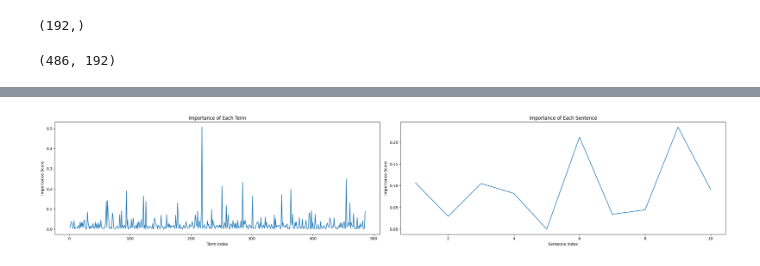
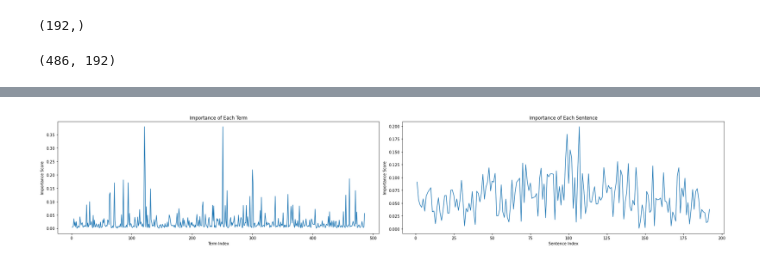
Before and after one commit to Luckelina/sentence-extraction-TNA010, a Jupyter notebook: ExtractionYeet.ipynb, the cells around one changed output, grey strips where cells are left out. Cells and saved outputs as stored; diff of their text form; code cells hidden in the pictures.

Commit message:
la till k-rank sentence extraction
first version

```diff
--- a/ExtractionYeet.ipynb
+++ b/ExtractionYeet.ipynb
@@ -90,25 +90,29 @@ dense_tfidf_matrix = tfidf_matrix.toarray()
 
 # perform SVD on the sparse matrix A (tfidf_matrix)
 # k denotes the number of singular values and singular vectors to compute.
-k = 10
+k = 1
 u, s, v = svds(tfidf_matrix, k)
+u = abs(u)
+v = abs(v)
+
 print(u.shape)
-#print(u[:, -1])
+print(v.shape)
 
 # Extract the most important sentences and terms
-most_important_terms_indices = np.argsort(u[:, -1])[-k:][::-1]
-most_important_sentences_indices = np.argsort(v[:, -1])[-k:][::-1]
+most_important_terms_indices = np.argsort(u[:, 0])[::-1][0 : 5] #[::-1] = reversing the list
+most_important_sentences_indices = np.argsort(v[0, :])[::-1][0 : 5] #[::-1] = reversing the list
 
 # Get the actual sentences and terms
 most_important_sentences = [array_of_sentences[i] for i in most_important_sentences_indices]
-most_important_terms = [vectorizer.get_feature_names_out()[i] for i in most_important_terms_indices]
+most_important_terms = [vectorizer.get_feature_names()[i] for i in most_important_terms_indices]
 
+
+print("\nTop k most important terms:")
+for term in most_important_terms:
+    print(term)
+print("\n")
 # Print the results
 print("Top k most important sentences:")
 for sentence in most_important_sentences:
     print(sentence)
-
-print("\nTop k most important terms:")
-for term in most_important_terms:
-    print(term)
 # %% [output]
@@ -132,22 +136,22 @@ equal
 # %%
 
 
 # Plot the importance of each term
 plt.figure(figsize=(25, 5))
 plt.subplot(1, 2, 1)
-plt.plot(range(1, len(u) + 1), np.abs(u[:, 0]))
+plt.plot(range(1, len(u[:, 0]) + 1), np.abs(u[:, 0]))
 plt.title('Importance of Each Term')
 plt.xlabel('Term Index')
 plt.ylabel('Importance Score')
 
 # Plot the importance of each sentence
 plt.subplot(1, 2, 2)
-plt.plot(range(1, len(v) + 1), np.abs(v[:, 0]))
+plt.plot(range(1, len(v[0, :]) + 1), np.abs(v[0, :]))
 plt.title('Importance of Each Sentence')
 plt.xlabel('Sentence Index')
 plt.ylabel('Importance Score')
 
 plt.tight_layout()
 plt.show()
 # %% [output]
-[figure, old version]
+[figure, new version]
```
Also changed, not shown: parts of 3 cells of this notebook.
